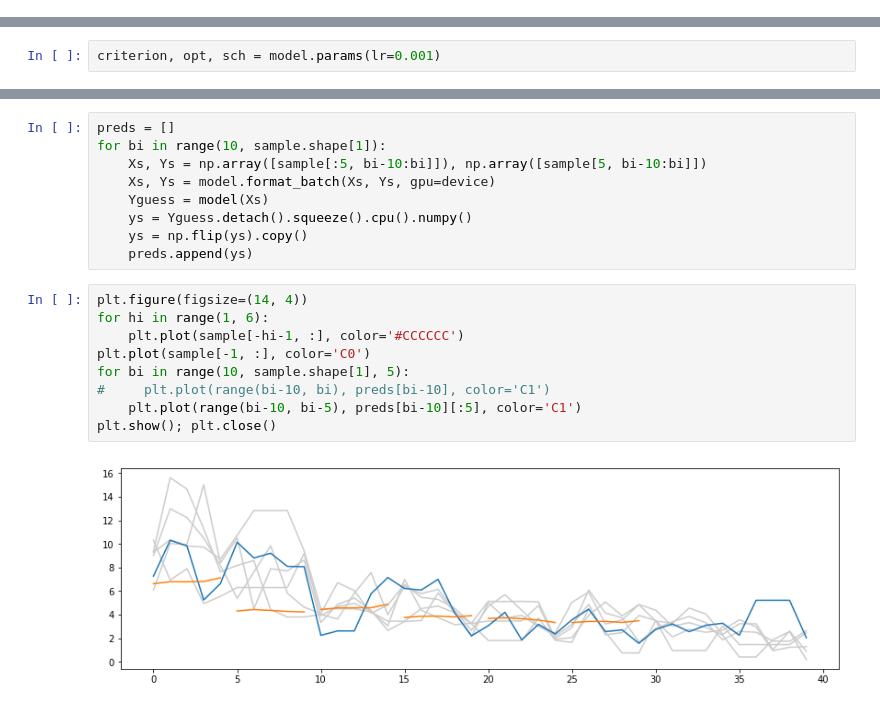
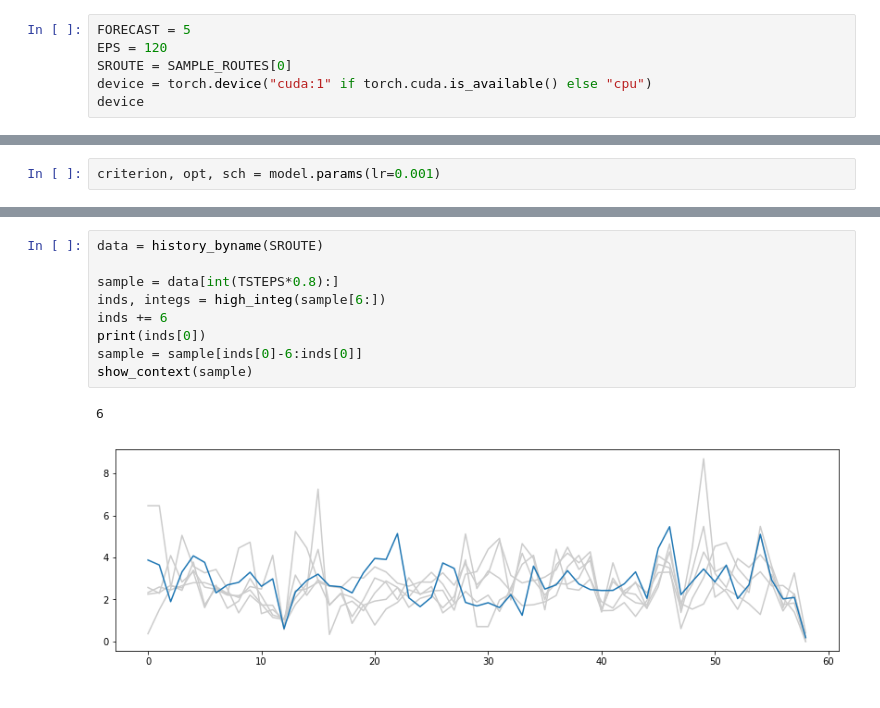
Before and after one commit to ulzee/traffic, a Jupyter notebook: Linear.ipynb, the cells around one changed output, grey strips where cells are left out. Cells and saved outputs as stored; diff of their text form.

```diff
--- a/Linear.ipynb
+++ b/Linear.ipynb
@@ -16,0 +19,6 @@ EPS = 7
+# %%
+FORECAST = 5
+EPS = 120
+SROUTE = SAMPLE_ROUTES[0]
+device = torch.device("cuda:1" if torch.cuda.is_available() else "cpu")
+device
@@ -110,20 +94,12 @@ plt.show(); plt.close()
-# %%
-preds = []
-for bi in range(10, sample.shape[1]):
-    Xs, Ys = np.array([sample[:5, bi-10:bi]]), np.array([sample[5, bi-10:bi]])
-    Xs, Ys = model.format_batch(Xs, Ys, gpu=device)
-    Yguess = model(Xs)
-    ys = Yguess.detach().squeeze().cpu().numpy()
-    ys = np.flip(ys).copy()
-    preds.append(ys)
-# %%
-plt.figure(figsize=(14, 4))
-for hi in range(1, 6):
-    plt.plot(sample[-hi-1, :], color='#CCCCCC')
-plt.plot(sample[-1, :], color='C0')
-for bi in range(10, sample.shape[1], 5):
-#     plt.plot(range(bi-10, bi), preds[bi-10], color='C1')
-    plt.plot(range(bi-10, bi-5), preds[bi-10][:5], color='C1')
-plt.show(); plt.close()
-# %% [output]
-[figure, removed]
+# %%
+data = history_byname(SROUTE)
+
+sample = data[int(TSTEPS*0.8):]
+inds, integs = high_integ(sample[6:])
+inds += 6
+print(inds[0])
+sample = sample[inds[0]-6:inds[0]]
+show_context(sample)
+# %% [output]
+6
+[figure, added]
```
Also changed, not shown: parts of 13 cells of this notebook, 9 other files.
